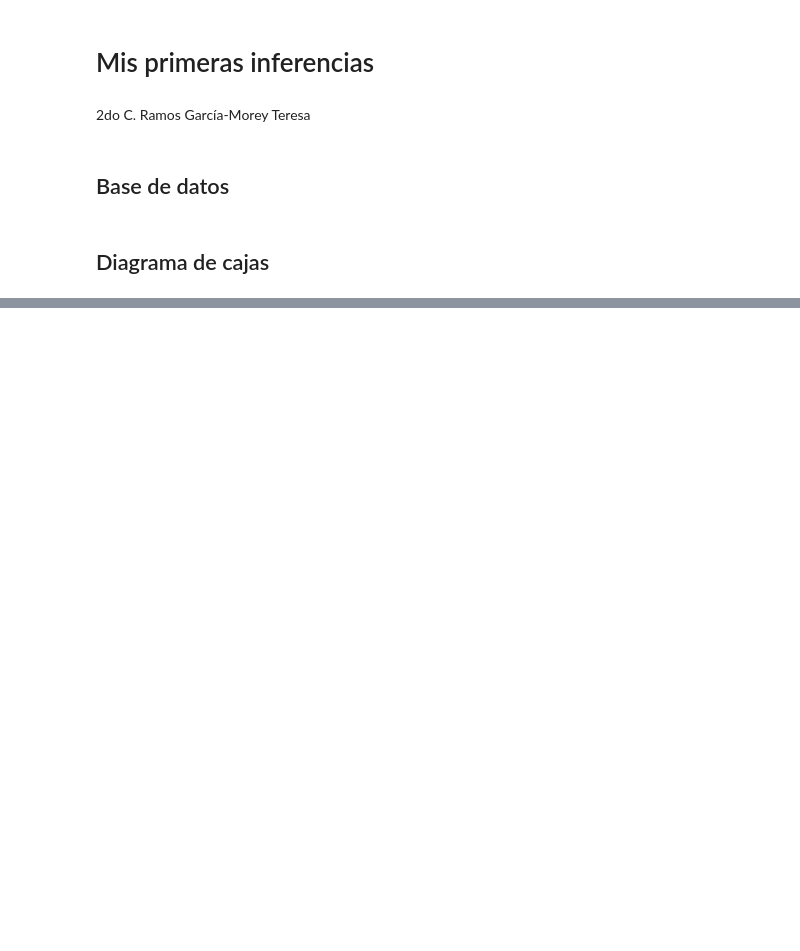
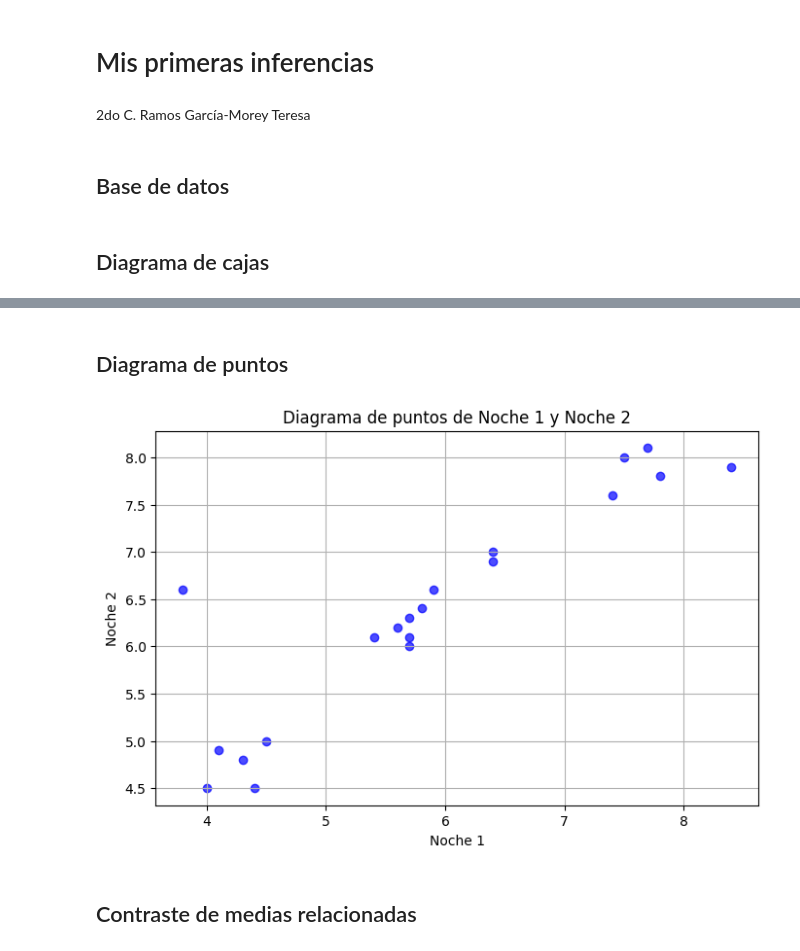
Before and after one commit to TeresaRamos2/Actividades_Optativas, a Jupyter notebook: inferencias.ipynb/mis primeras inferencias.ipynb, the cells around one changed output, grey strips where cells are left out. Cells and saved outputs as stored; diff of their text form; code cells hidden in the pictures; blank space fills up the shorter version.

```diff
--- a/inferencias.ipynb/mis primeras inferencias.ipynb
+++ b/inferencias.ipynb/mis primeras inferencias.ipynb
@@ -29,0 +38,14 @@ ModuleNotFoundError: No module named 'matplotlib'
+# %% [markdown]
+## Diagrama de puntos
+# %%
+plt.figure(figsize=(8, 5))
+plt.scatter(df['noche_1'], df['noche_2'], color='blue', alpha=0.7)
+plt.xlabel("Noche 1")
+plt.ylabel("Noche 2")
+plt.title("Diagrama de puntos de Noche 1 y Noche 2")
+plt.grid(True)
+plt.show()
+# %% [output]
+[figure, added]
+# %% [markdown]
+## Contraste de medias relacionadas
```
Also changed, not shown: parts of 2 cells of this notebook.
